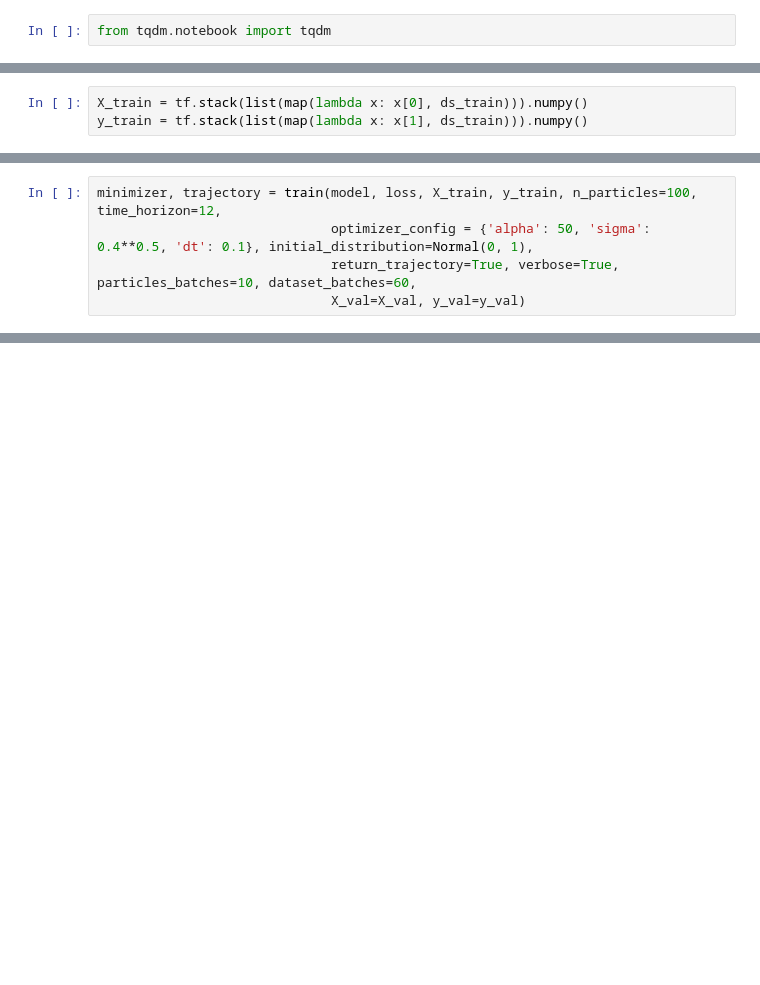
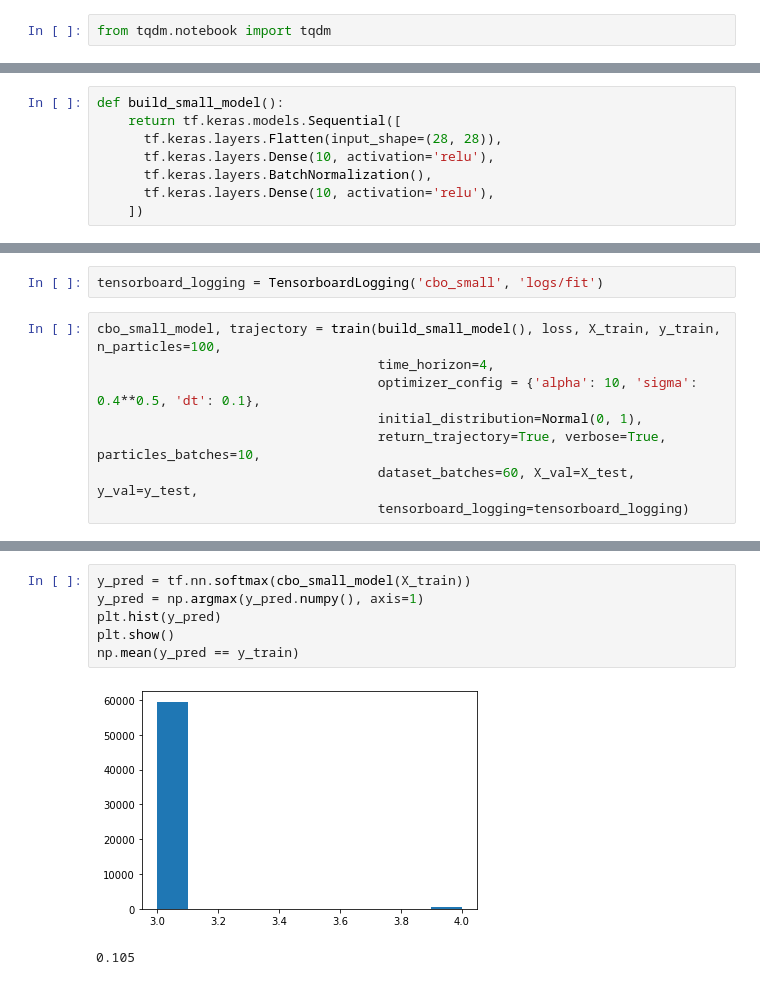
Before and after one commit to Igor-Tukh/cbo-in-python, a Jupyter notebook: notebooks/mnist.ipynb, the cells around one changed output, grey strips where cells are left out. Saved outputs shown, nothing was run; the diff lists cells and outputs as text; blank space fills up the shorter version.

Commit message:
cbo: add basic tensorboard support & update mnist notebook

```diff
--- a/notebooks/mnist.ipynb
+++ b/notebooks/mnist.ipynb
@@ -48 +45,9 @@ model = tf.keras.models.Sequential([
+# %%
+def build_small_model():
+    return tf.keras.models.Sequential([
+      tf.keras.layers.Flatten(input_shape=(28, 28)),
+      tf.keras.layers.Dense(10, activation='relu'),
+      tf.keras.layers.BatchNormalization(),
+      tf.keras.layers.Dense(10, activation='relu'),
+    ])
 # %%
@@ -50,4 +54 @@ model = tf.keras.models.Sequential([
 loss = tf.keras.losses.SparseCategoricalCrossentropy(from_logits=True)
-# %%
-X_train = tf.stack(list(map(lambda x: x[0], ds_train))).numpy()
-y_train = tf.stack(list(map(lambda x: x[1], ds_train))).numpy()
@@ -62,6 +75,11 @@ parameters = tf.concat(parameters, 0)
+# %%
+tensorboard_logging = TensorboardLogging('cbo_small', 'logs/fit')
 # %%
-minimizer, trajectory = train(model, loss, X_train, y_train, n_particles=100, time_horizon=12,
-                              optimizer_config = {'alpha': 50, 'sigma': 0.4**0.5, 'dt': 0.1}, initial_distribution=Normal(0, 1),
-                              return_trajectory=True, verbose=True, particles_batches=10, dataset_batches=60,
-                              X_val=X_val, y_val=y_val)
+cbo_small_model, trajectory = train(build_small_model(), loss, X_train, y_train, n_particles=100,
+                                    time_horizon=4,
+                                    optimizer_config = {'alpha': 10, 'sigma': 0.4**0.5, 'dt': 0.1},
+                                    initial_distribution=Normal(0, 1),
+                                    return_trajectory=True, verbose=True, particles_batches=10,
+                                    dataset_batches=60, X_val=X_test, y_val=y_test,
+                                    tensorboard_logging=tensorboard_logging)
 # %% [output]
@@ -92,0 +110,9 @@ plt.show()
+# %%
+y_pred = tf.nn.softmax(cbo_small_model(X_train))
+y_pred = np.argmax(y_pred.numpy(), axis=1)
+plt.hist(y_pred)
+plt.show()
+np.mean(y_pred == y_train)
+# %% [output]
+[figure, added]
+0.105
```
Also changed, not shown: parts of 29 cells of this notebook, 1 other file.
